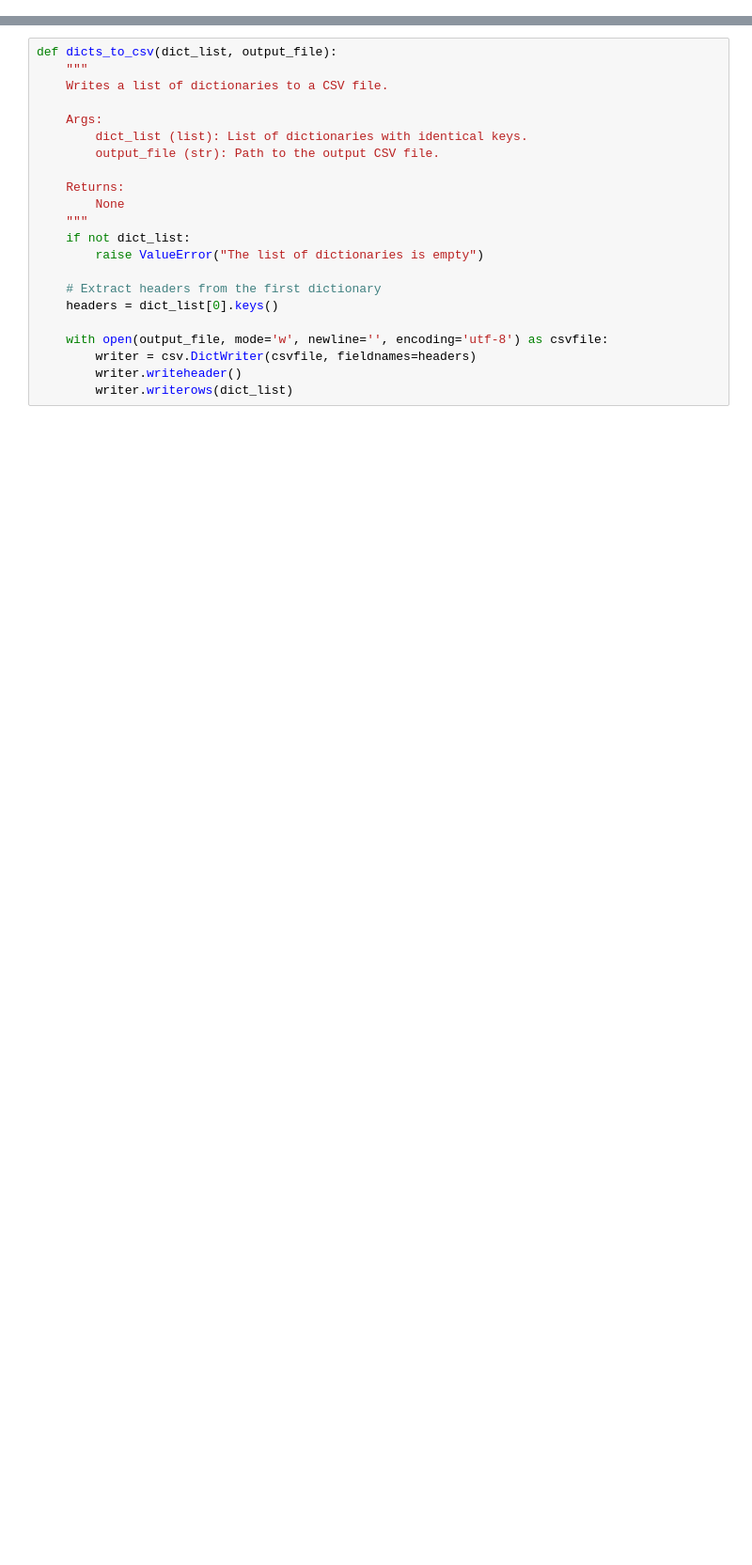
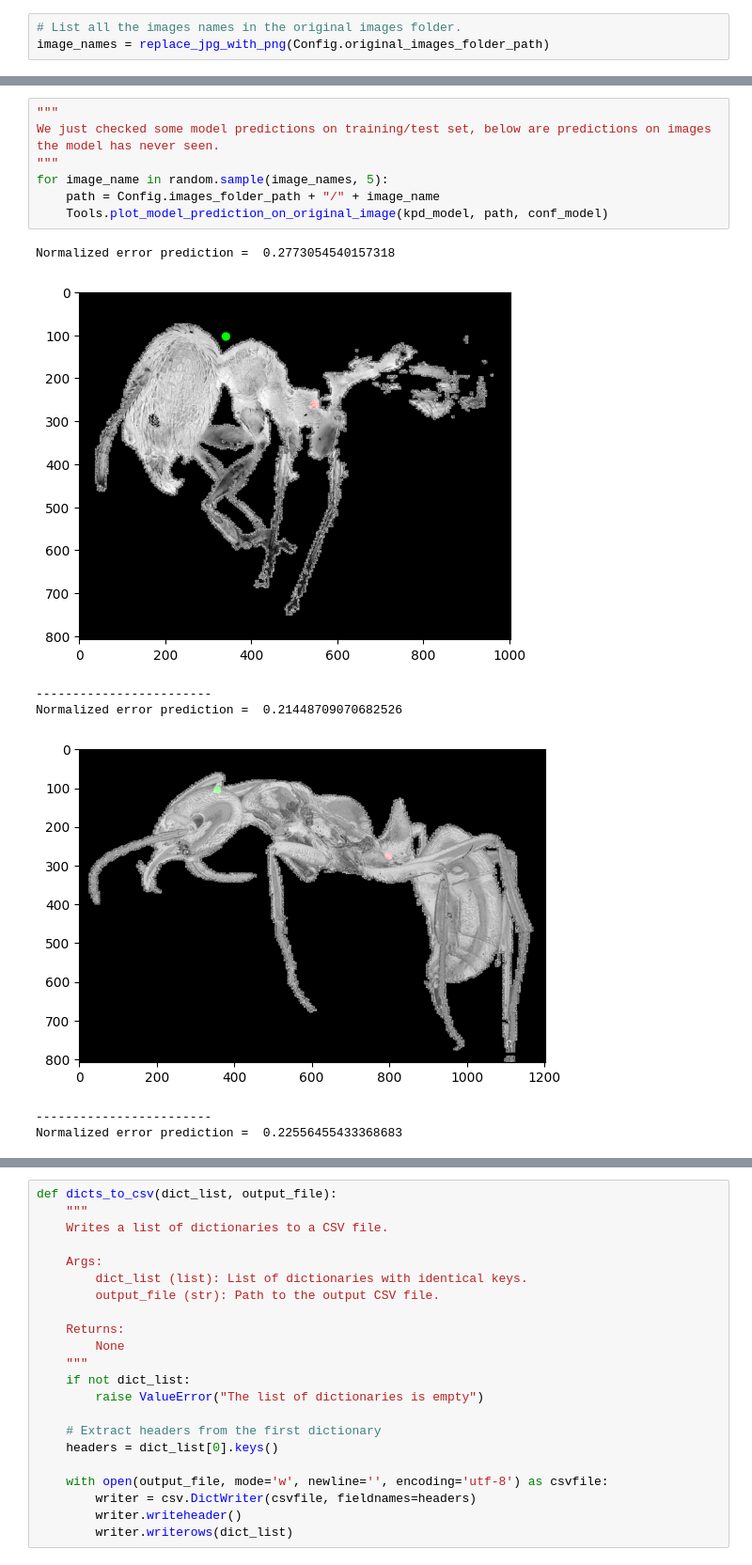
Before and after one commit to CS-433/ml-project-2-jmw, a Jupyter notebook: create_csv_from_predictions.ipynb, the cells around one changed output, grey strips where cells are left out. Shown at 94% size. Cells and saved outputs as stored; diff of their text form; blank space fills up the shorter version.

```diff
--- a/create_csv_from_predictions.ipynb
+++ b/create_csv_from_predictions.ipynb
@@ -40,0 +52,3 @@ def split_data(data, test_size=0.2, random_seed=None):
+# %%
+# List all the images names in the original images folder.
+image_names = replace_jpg_with_png(Config.original_images_folder_path)
@@ -156,0 +105,15 @@ image_names = replace_jpg_with_png("original")
+# %%
+"""
+We just checked some model predictions on training/test set, below are predictions on images the model has never seen.
+"""
+for image_name in random.sample(image_names, 5):
+    path = Config.images_folder_path + "/" + image_name
+    Tools.plot_model_prediction_on_original_image(kpd_model, path, conf_model)
+# %% [output]
+Normalized error prediction =  0.2773054540157318
+[figure, added]
+------------------------
+Normalized error prediction =  0.21448709070682526
+[figure, added]
+------------------------
+Normalized error prediction =  0.22556455433368683
```
Also changed, not shown: parts of 23 cells of this notebook, 8 other files.
